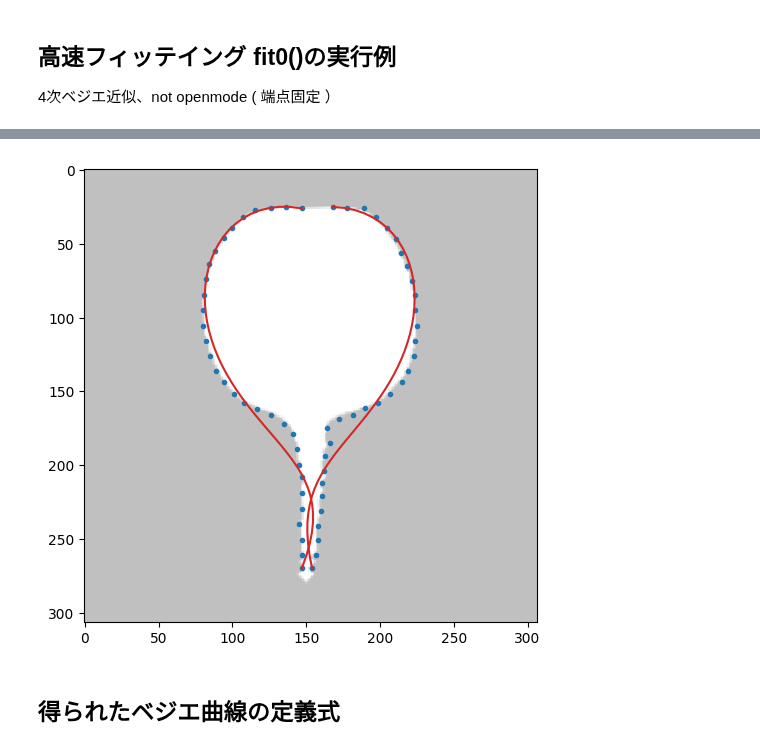
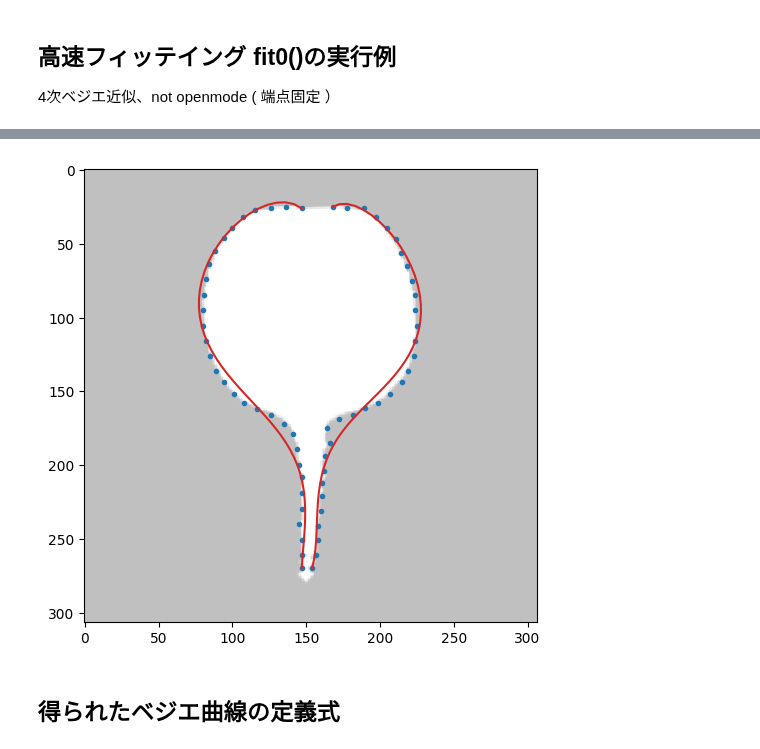
Before and after one commit to iciromaco/RadiShLab, a Jupyter notebook: S6_ベジエ曲線あてはめ.ipynb, the cells around one changed output, grey strips where cells are left out. Cells and saved outputs as stored; diff of their text form; code cells hidden in the pictures.

```diff
--- a/S6_ベジエ曲線あてはめ.ipynb
+++ b/S6_ベジエ曲線あてはめ.ipynb
@@ -180,13 +175,12 @@ openmode  :  False
 cntL = rd.getSamples(conLeft,N=32)
 cntR = rd.getSamples(conRight,N=32)
 # ベジエ曲線の近似次数（N)とサンプルをセットしてベジエ曲線のインスタンスを作成
-bezL = rd.BezierCurve(N=4,samples=cntL)
-bezR = rd.BezierCurve(N=4,samples=cntR)
-
-# rd.BezierCurve.toggledebugmode(set=True,debug=True)
+bezL = rd.BezierCurve(N=5,samples=cntL)
+bezR = rd.BezierCurve(N=5,samples=cntR)
+# BezierCurve.toggledebugmode(set=True,debug=True)
 # 高速あてはめの実行
-cpsL0,fL0 = bezL.fit0()
-cpsR0,fR0 = bezR.fit0()
+cpsL,fL = bezL.fit0()
+cpsR,fR = bezR.fit0()
 # 結果の描画
-rd.drawBez(img,stt=0.00,end=1.0,bezL=fL0,bezR=fR0,cntL=cntL,cntR=cntR)
+rd.drawBez(img,stt=0.00,end=1.0,bezL=fL,bezR=fR,cntL=cntL,cntR=cntR)
 # %% [output]
@@ -195,3 +189,3 @@ Wall time: 450 ms
-[figure, old version]
+[figure, new version]
 # %% [markdown]
 ## 得られたベジエ曲線の定義式
```
Also changed, not shown: parts of 49 cells of this notebook.
